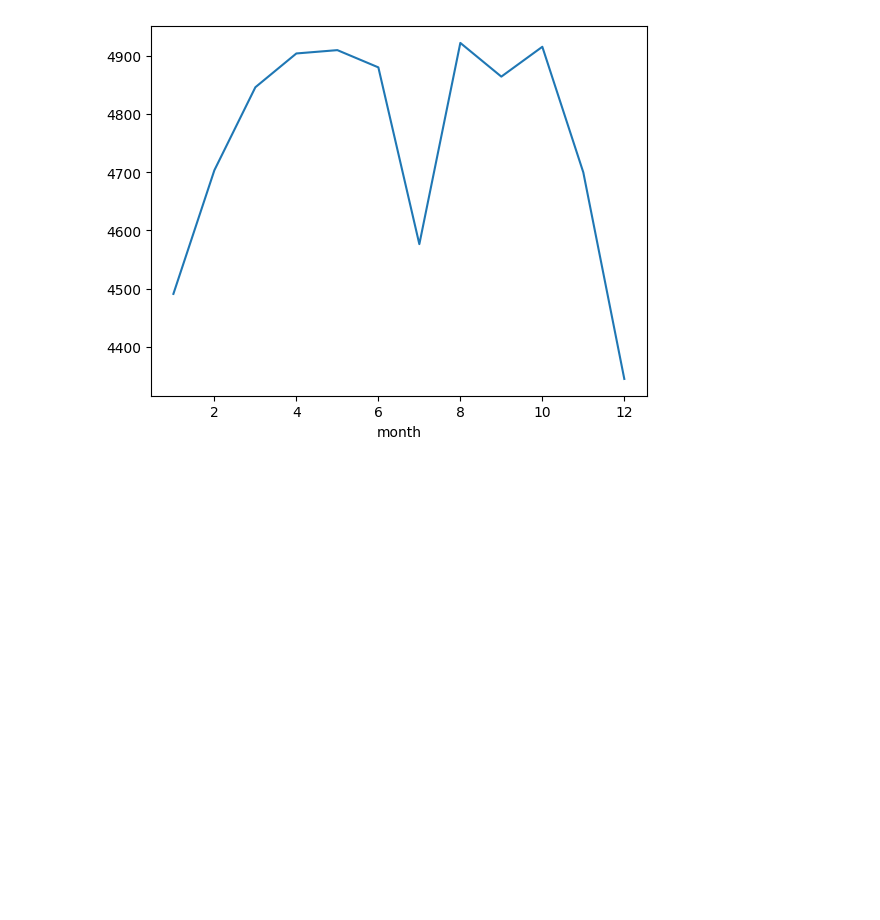
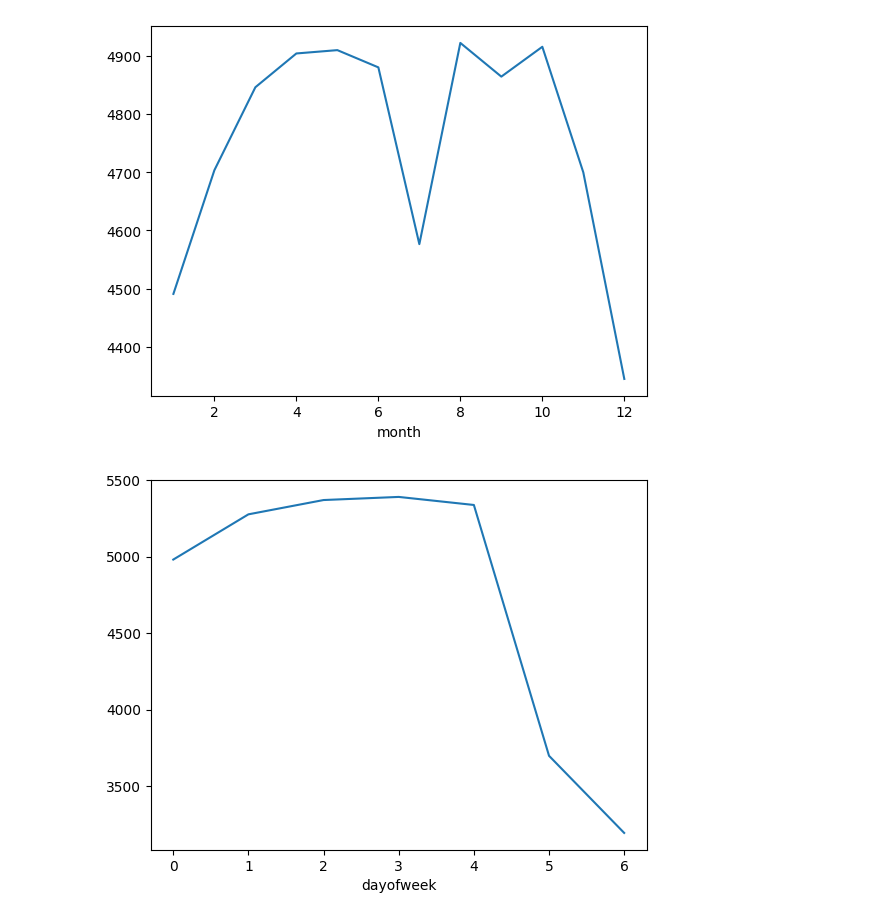
Before and after one commit to robinadoro/Finding-Heavy-Traffic-Indicators-on-I-94, a Jupyter notebook: metro.ipynb, the cells around one changed output. Drawn from its saved outputs; the diff is of its cells as text; code cells hidden in the pictures; blank space fills up the shorter version.

Commit message:
Time Indicators (II)

```diff
--- a/metro.ipynb
+++ b/metro.ipynb
@@ -150,3 +150,10 @@ by_month['traffic_volume'].plot.line()
 plt.show()
 # %% [output]
 [figure]
+# %%
+day['dayofweek'] = day['date_time'].dt.dayofweek
+by_dayofweek = day.groupby('dayofweek').mean(numeric_only=True)
+by_dayofweek['traffic_volume'].plot.line()
+plt.show()
+# %% [output]
+[figure, added]
```
